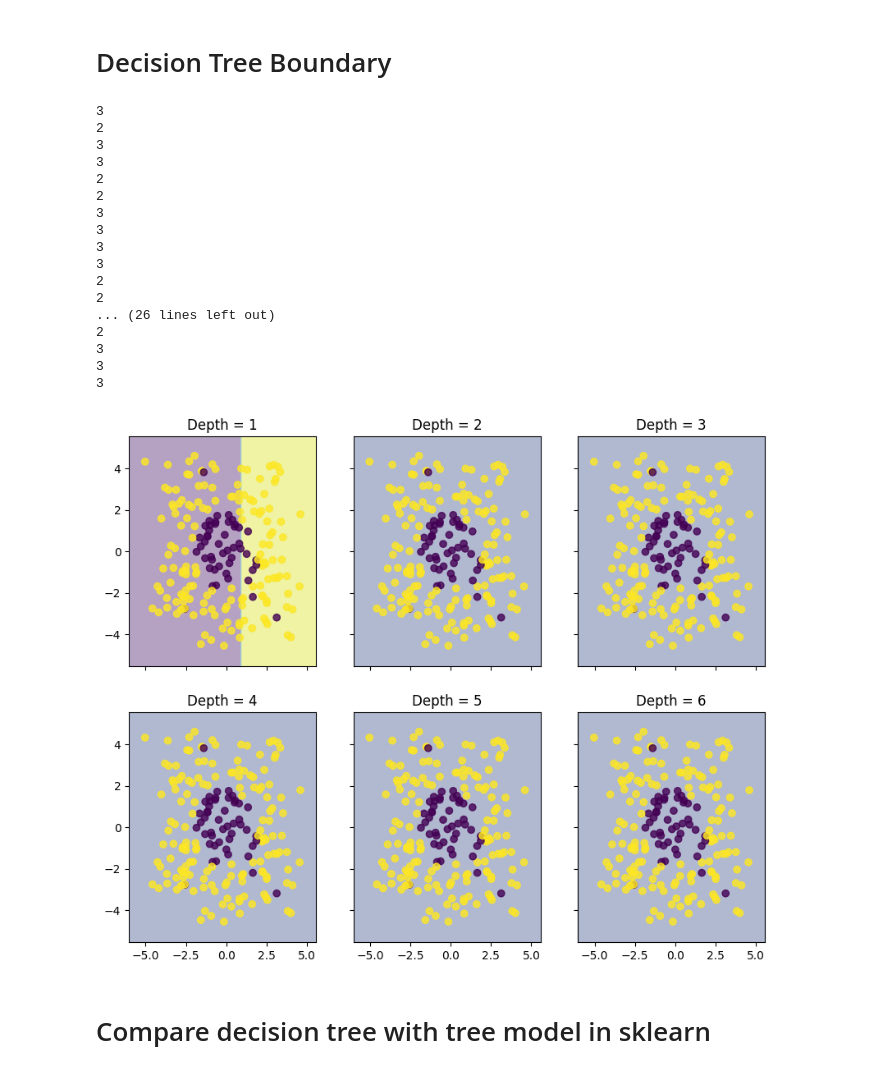
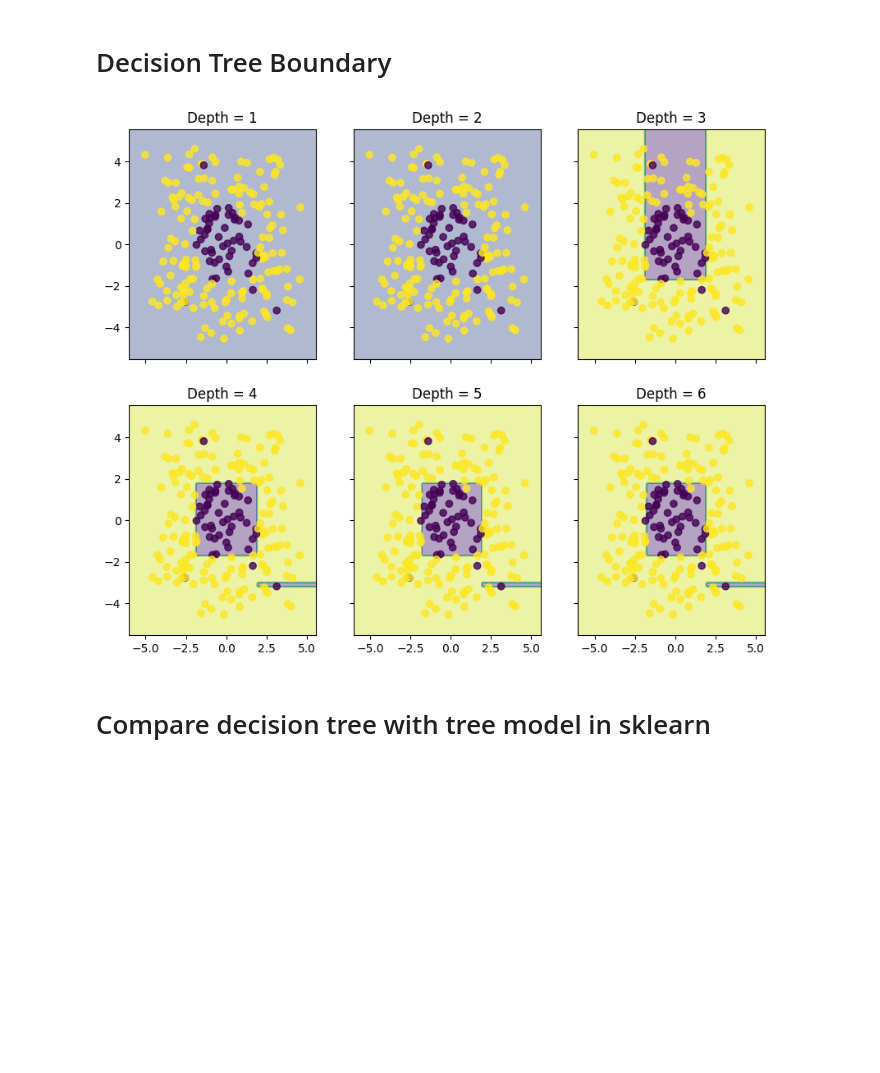
Before and after one commit to QingweiMeng1234/1003_hw6, a Jupyter notebook: codes and data/GBM-skeleton-code - Copy.ipynb, the cells around one changed output. Saved outputs shown, nothing was run; the diff lists cells and outputs as text; code cells hidden in the pictures; blank space fills up the shorter version.

```diff
--- a/codes and data/GBM-skeleton-code - Copy.ipynb
+++ b/codes and data/GBM-skeleton-code - Copy.ipynb
@@ -79,8 +79,8 @@ class Decision_Tree(BaseEstimator):
         self.min_sample = min_sample
         self.max_depth = max_depth
         self.is_leaf = False
-        self.split_id = 0
-        self.split_value = 0
+        self.split_id = None
+        self.split_value = None
         self.left = None
         self.right = None
         self.value = None
@@ -117,14 +117,14 @@ class Decision_Tree(BaseEstimator):
         :return self
         '''
 
+
+        self.split_id, self.split_value = self.find_best_feature_split(x, y)
+        y = y.reshape(-1,1)
         if x.shape[0] < self.min_sample or self.depth == self.max_depth:
             self.is_leaf = True
             self.value = self.leaf_value_estimator(y)
 
             return self
-
-        self.split_id, self.split_value = self.find_best_feature_split(x, y)
-        y = y.reshape(-1)
         x_left, y_left, x_right, y_right = self.split(x, y, self.split_id, self.split_value)
         if len(x_left) < 1 or len(x_right) < 1:
             self.is_leaf = True
@@ -138,6 +138,7 @@ class Decision_Tree(BaseEstimator):
 
         self.left.fit(x_left, y_left)
         self.right.fit(x_right, y_right)
+
         return self
 
     def find_best_split(self, x_node, y_node, feature_id):
@@ -147,21 +148,32 @@ class Decision_Tree(BaseEstimator):
         :param X: a numpy array of training data, shape = (n_node)
         :param y: a numpy array of labels, shape = (n_node, 1)
         '''
-        # Your code
         x_node = x_node[:, feature_id]
         sort_idx = np.argsort(x_node)
         x_node = x_node[sort_idx]
         y_node = y_node[sort_idx]
+
+        unique_x = np.unique(x_node)  # Only consider unique x_node values for splitting
         best_loss = np.inf
         split_value = None
-        for i in range(self.min_sample, len(x_node) - self.min_sample):
-            left_loss = self.split_loss_function(y_node[:i])
-            right_loss = self.split_loss_function(y_node[i:])
-            loss = left_loss + right_loss
+
+        for i in range(1, len(unique_x)):  # Start from 1 to avoid empty splits
+            split_point = (unique_x[i - 1] + unique_x[i]) / 2  # Split between two unique values
+            left_mask = x_node <= split_point
+            y_left = y_node[left_mask]
+            y_right = y_node[~left_mask]
+
+            left_loss = self.split_loss_function(y_left)
+            right_loss = self.split_loss_function(y_right)
+
+            # Calculate the weighted loss
+            loss = (len(y_left) * left_loss + len(y_right) * right_loss) / len(y_node)
             if loss < best_loss:
                 best_loss = loss
-                split_value = x_node[i]
+                split_value = split_point
+
         return split_value, best_loss
+
 
     def find_best_feature_split(self, x_node, y_node):
         '''
@@ -171,8 +183,8 @@ class Decision_Tree(BaseEstimator):
         :param y: a numpy array of labels, shape = (n_node, 1)
         '''
         best_loss = np.inf
-        split_id = 0
-        split_value = x_node[0][0]
+        split_id = None
+        split_value = None
         for i in range(x_node.shape[1]):
             value, loss = self.find_best_split(x_node, y_node, i)
             if loss < best_loss:
@@ -190,6 +202,7 @@ class Decision_Tree(BaseEstimator):
         :return whatever is returned by leaf_value_estimator for leaf containing instance
         '''
         if self.is_leaf:
+            # print(self.value)
             return self.value
         if instance[self.split_id] <= self.split_value:
             return self.left.predict_instance(instance)
@@ -233,9 +246,9 @@ class Classification_Tree(BaseEstimator, ClassifierMixin):
 # Decision Tree Boundary
 # %%
 # Training classifiers with different depth
-# clf1 = Classification_Tree(max_depth=1, min_sample=2)
-# # print("hi")
-# clf1.fit(x_train, y_train_label)
+clf1 = Classification_Tree(max_depth=1, min_sample=2)
+# print("hi")
+clf1.fit(x_train, y_train_label)
 
 clf2 = Classification_Tree(max_depth=2, min_sample=2)
 # print("hi")
@@ -248,51 +261,34 @@ clf3.fit(x_train, y_train_label)
 clf4 = Classification_Tree(max_depth=4, min_sample=2)
 clf4.fit(x_train, y_train_label)
 
 clf5 = Classification_Tree(max_depth=5, min_sample=2)
 clf5.fit(x_train, y_train_label)
 
 clf6 = Classification_Tree(max_depth=6, min_sample=2)
 clf6.fit(x_train, y_train_label)
 
 # Plotting decision regions
 x_min, x_max = x_train[:, 0].min() - 1, x_train[:, 0].max() + 1
 y_min, y_max = x_train[:, 1].min() - 1, x_train[:, 1].max() + 1
 xx, yy = np.meshgrid(np.arange(x_min, x_max, 0.1),
                      np.arange(y_min, y_max, 0.1))
 
 f, axarr = plt.subplots(2, 3, sharex='col', sharey='row', figsize=(10, 8))
 
 for idx, clf, tt in zip(product([0, 1], [0, 1, 2]),
                         [clf1, clf2, clf3, clf4, clf5, clf6],
                         ['Depth = {}'.format(n) for n in range(1, 7)]):
 
     Z = np.array([clf.predict_instance(x) for x in np.c_[xx.ravel(), yy.ravel()]])
     Z = Z.reshape(xx.shape)
 
     axarr[idx[0], idx[1]].contourf(xx, yy, Z, alpha=0.4)
     axarr[idx[0], idx[1]].scatter(x_train[:, 0], x_train[:, 1], c=y_train_label[:,0], alpha=0.8)
     axarr[idx[0], idx[1]].set_title(tt)
 
 plt.show()
 # %% [output]
-3
-2
-3
-3
-2
-2
-3
-3
-3
-3
-2
-2
-... (26 lines left out)
-2
-3
-3
-3
-[figure, old version]
+[figure, new version]
 # %% [markdown]
 # Compare decision tree with tree model in sklearn
 # %%
```
Also changed, not shown: 1 other file.
